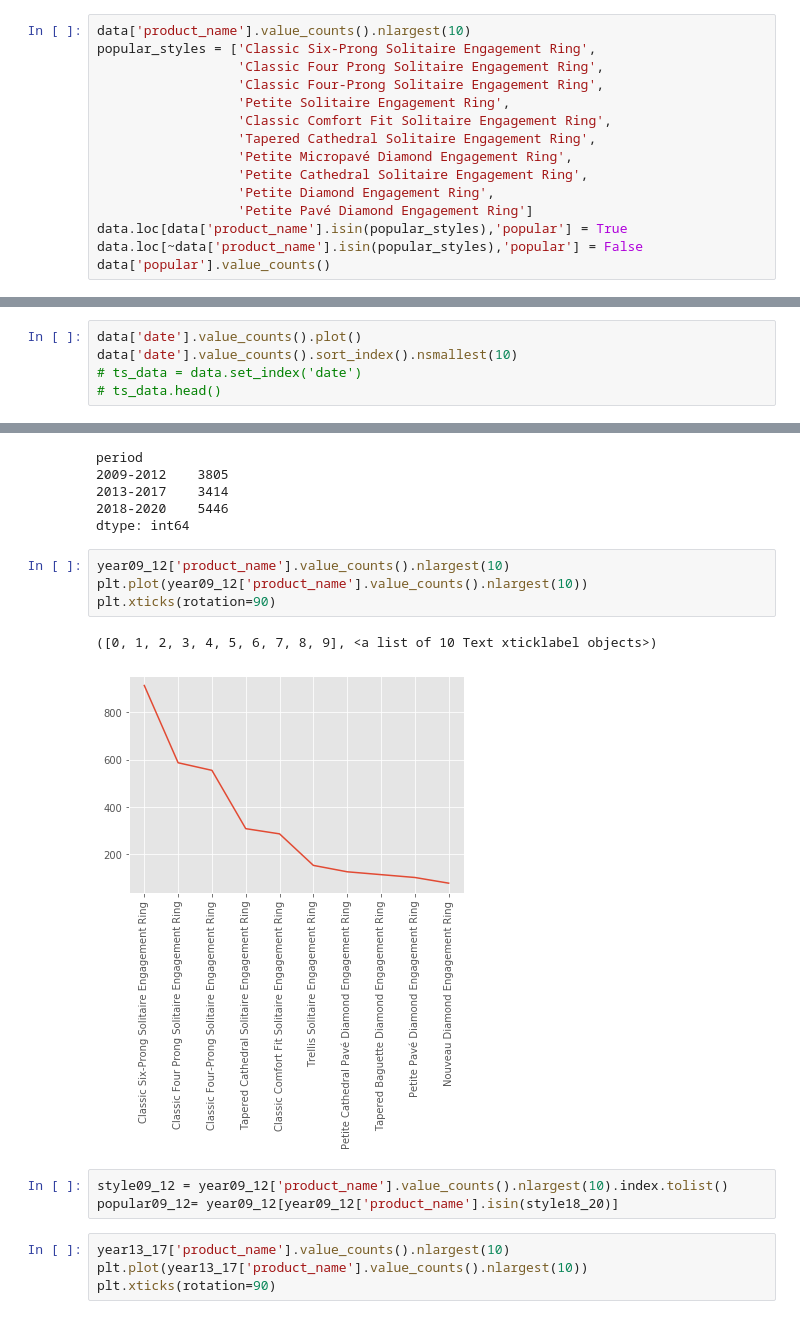
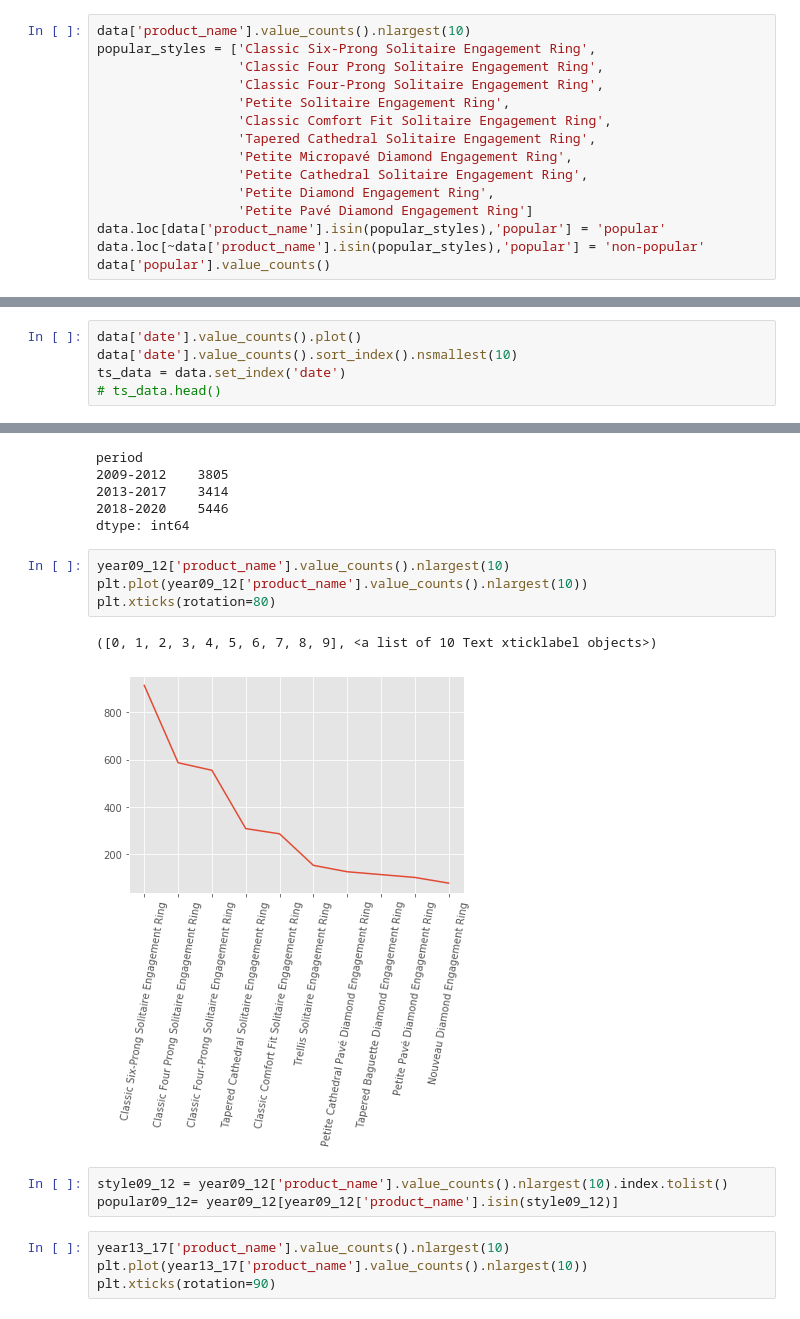
Before and after one commit to chuntao20/python_webscrap_project, a Jupyter notebook: BlueNile_data_analysis.ipynb, the cells around one changed output, grey strips where cells are left out. Saved outputs shown, nothing was run; the diff lists cells and outputs as text.

```diff
--- a/BlueNile_data_analysis.ipynb
+++ b/BlueNile_data_analysis.ipynb
@@ -162,7 +162,7 @@ popular_styles = ['Classic Six-Prong Solitaire Engagement Ring',
                   'Petite Cathedral Solitaire Engagement Ring',
                   'Petite Diamond Engagement Ring',
                   'Petite Pavé Diamond Engagement Ring']
-data.loc[data['product_name'].isin(popular_styles),'popular'] = True
-data.loc[~data['product_name'].isin(popular_styles),'popular'] = False
+data.loc[data['product_name'].isin(popular_styles),'popular'] = 'popular'
+data.loc[~data['product_name'].isin(popular_styles),'popular'] = 'non-popular'
 data['popular'].value_counts()
 # %% [output]
@@ -435,6 +432,6 @@ TypeError: No loop matching the specified signature and casting was found for uf
 # %%
 data['date'].value_counts().plot()
 data['date'].value_counts().sort_index().nsmallest(10)
-# ts_data = data.set_index('date')
+ts_data = data.set_index('date')
 # ts_data.head()
 # %% [output]
@@ -506,13 +492,13 @@ dtype: int64
 # %%
 year09_12['product_name'].value_counts().nlargest(10)
 plt.plot(year09_12['product_name'].value_counts().nlargest(10))
-plt.xticks(rotation=90)
+plt.xticks(rotation=80)
 # %% [output]
 ([0, 1, 2, 3, 4, 5, 6, 7, 8, 9], <a list of 10 Text xticklabel objects>)
-[figure, old version]
+[figure, new version]
 # %%
 style09_12 = year09_12['product_name'].value_counts().nlargest(10).index.tolist()
-popular09_12= year09_12[year09_12['product_name'].isin(style18_20)]
+popular09_12= year09_12[year09_12['product_name'].isin(style09_12)]
 # %%
 year13_17['product_name'].value_counts().nlargest(10)
 plt.plot(year13_17['product_name'].value_counts().nlargest(10))
```
Also changed, not shown: parts of 45 cells of this notebook.
